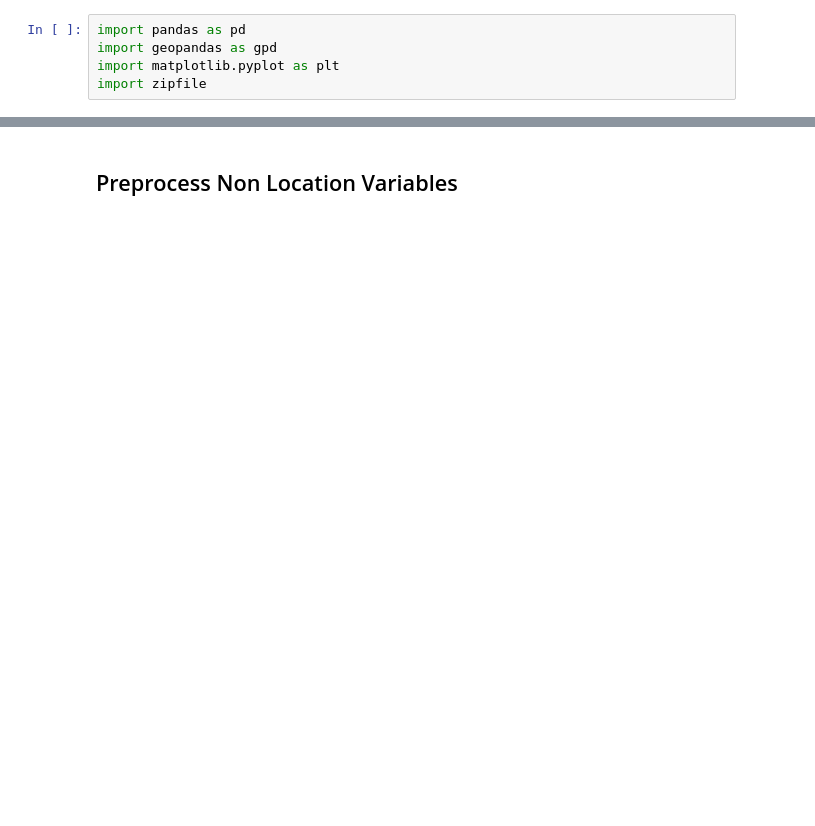
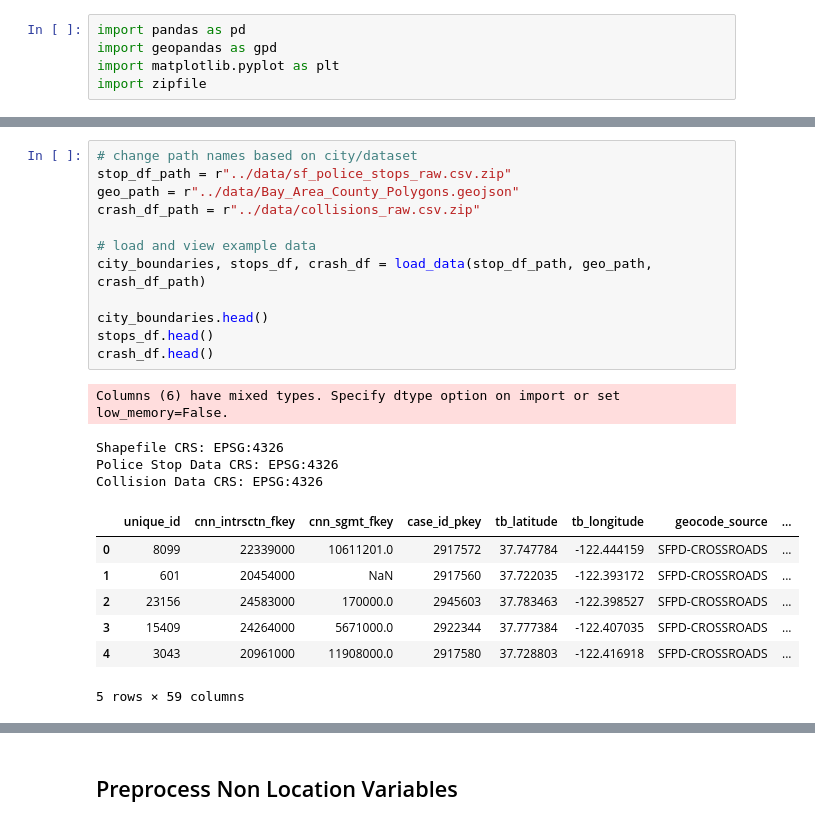
Before and after one commit to utexas-SDS-357/sds357-project-sp26-con-founders, a Jupyter notebook: Preprocessing/sf_analysis.ipynb, the cells around one changed output, grey strips where cells are left out. Saved outputs shown, nothing was run; the diff lists cells and outputs as text; blank space fills up the shorter version.

```diff
--- a/Preprocessing/sf_analysis.ipynb
+++ b/Preprocessing/sf_analysis.ipynb
@@ -55 +55,25 @@ Points CRS: EPSG:4326
+# %%
+# change path names based on city/dataset
+stop_df_path = r"../data/sf_police_stops_raw.csv.zip"
+geo_path = r"../data/Bay_Area_County_Polygons.geojson"
+crash_df_path = r"../data/collisions_raw.csv.zip"
+
+# load and view example data
+city_boundaries, stops_df, crash_df = load_data(stop_df_path, geo_path, crash_df_path)
+
+city_boundaries.head()
+stops_df.head()
+crash_df.head()
+# %% [output]
+Columns (6) have mixed types. Specify dtype option on import or set low_memory=False.
+Shapefile CRS: EPSG:4326
+Police Stop Data CRS: EPSG:4326
+Collision Data CRS: EPSG:4326
+|  | unique_id | cnn_intrsctn_fkey | cnn_sgmt_fkey | case_id_pkey | tb_latitude | tb_longitude | geocode_source | ... |
+| 0 | 8099 | 22339000 | 10611201.0 | 2917572 | 37.747784 | -122.444159 | SFPD-CROSSROADS | ... |
+| 1 | 601 | 20454000 | NaN | 2917560 | 37.722035 | -122.393172 | SFPD-CROSSROADS | ... |
+| 2 | 23156 | 24583000 | 170000.0 | 2945603 | 37.783463 | -122.398527 | SFPD-CROSSROADS | ... |
+| 3 | 15409 | 24264000 | 5671000.0 | 2922344 | 37.777384 | -122.407035 | SFPD-CROSSROADS | ... |
+| 4 | 3043 | 20961000 | 11908000.0 | 2917580 | 37.728803 | -122.416918 | SFPD-CROSSROADS | ... |
+5 rows × 59 columns
 # %% [markdown]
```
Also changed, not shown: parts of 21 cells of this notebook, 1 other file.
